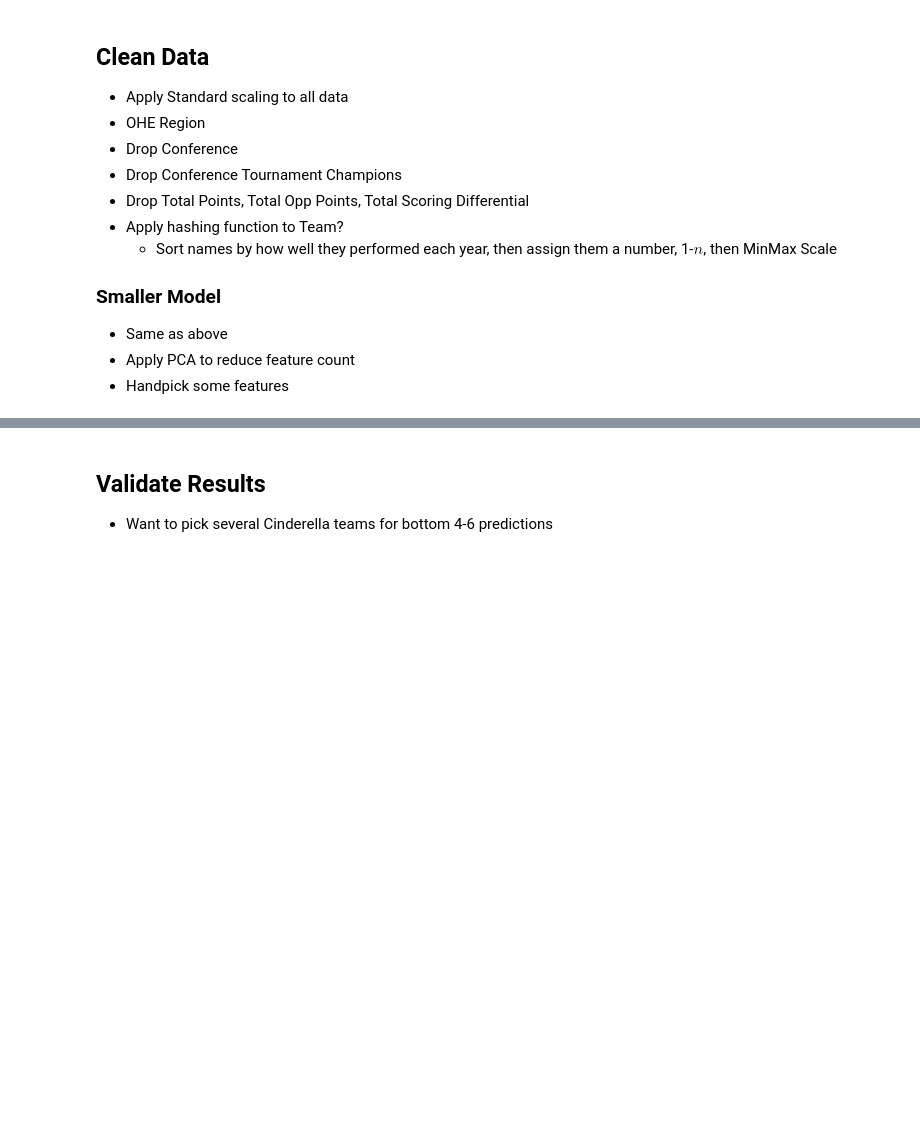
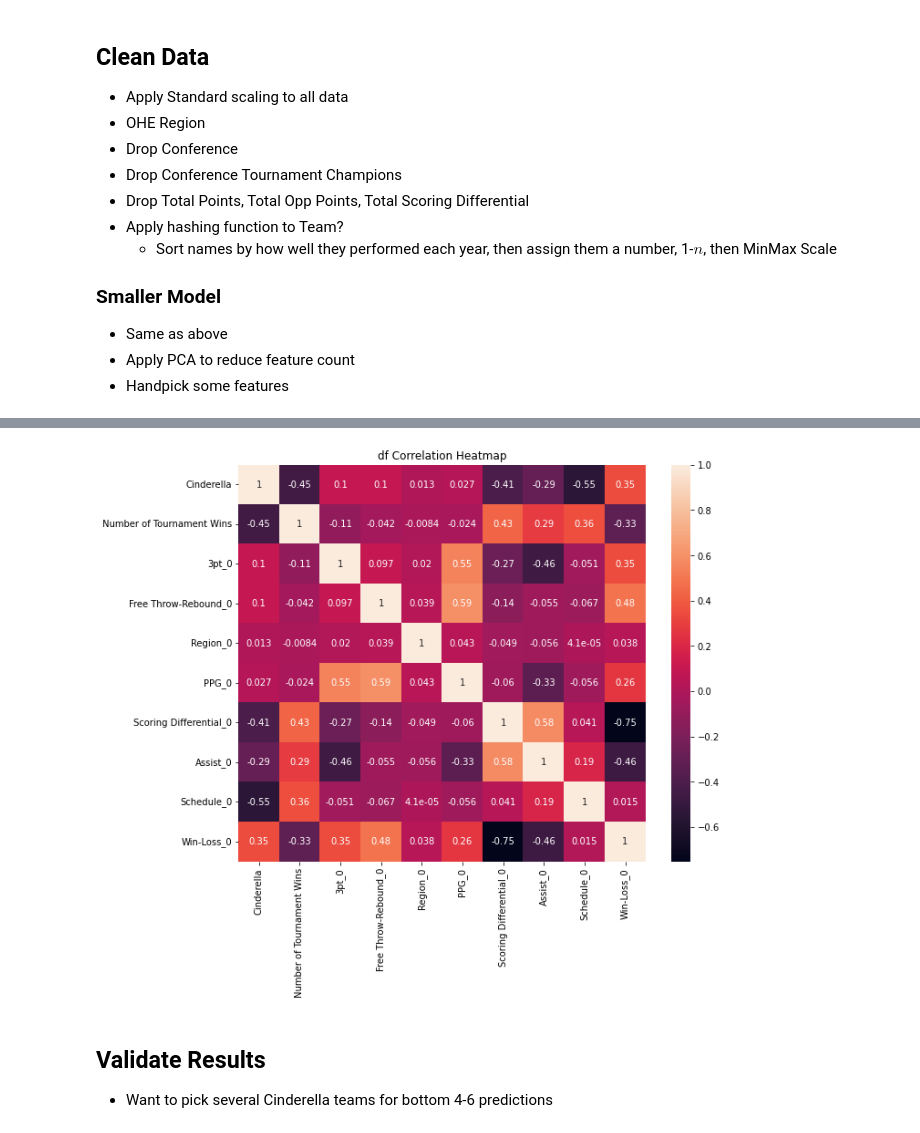
Before and after one commit to LafeWessel/March_Madness_2022, a Jupyter notebook: March Madness Data Cleaning.ipynb, the cells around one changed output, grey strips where cells are left out. Cells and saved outputs as stored; diff of their text form; code cells hidden in the pictures; blank space fills up the shorter version.

Commit message:
Added new empty ipynb and PCA to Data Cleaning

```diff
--- a/March Madness Data Cleaning.ipynb
+++ b/March Madness Data Cleaning.ipynb
@@ -246,3 +228,42 @@ for c in df.columns:
+# %%
+# Use PCA to combine related features
+combinations={
+    "3pt":['3-Pointers Made','3-Pointers Attempted','3-Point Percentage'],
+    "Free Throw-Rebound":['Free Throws Made','Free Throws Attempted','Free Throw Percentage','Rebounds',"Opponent's Rebounds","Rebound Differential","Offensive Rebounds"],
+    "Region":['Region_East','Region_Midwest','Region_South','Region_West'],
+    "PPG":['Total Points', 'Average PPG', 'Total Opp Points', 'Average Opp PPG'],
+    "Scoring Differential":['Total Scoring Differential','Scoring Differential Per Game'],
+    "Assist":['Assists', 'Assist to Turnover Ratio', 'Turnovers'],
+    "Schedule":['ESPN Strength of Schedule', 'Wins vs Top Teams','Losses vs Top Teams'],
+    "Win-Loss":['Game Count','Wins','Losses']
+}
+
+def create_pca(data: pd.DataFrame, columns: list, n_components=1, transform=False):
+    """Create and return PCA model for given columns, transform in place if True"""
+    pca = PCA(n_components).fit(data[columns])
+
+    if transform:
+        res = pd.DataFrame(pca.transform(data[columns]), columns=[f'{k}_{n}' for n in range(n_components)])
+        data = data.join(res)
+
+    return (pca, data)
+# end def
+
+pca_dict = dict()
+
+for k in combinations.keys():
+    res = create_pca(data=df, columns=combinations[k], n_components=1, transform=True)
+    pca_dict[k] = res[0]
+    df = res[1]
+    df.drop(columns = combinations[k], inplace=True)
+# %%
+# find features with high collinearity
+plt.figure(figsize=(10,8))
+sns.heatmap(df.corr(), annot=True)
+plt.title("df Correlation Heatmap")
+plt.show()
+# %% [output]
+[figure, added]
 # %% [markdown]
 ## Validate Results
 
```
Also changed, not shown: parts of 16 cells of this notebook, 1 other file.
